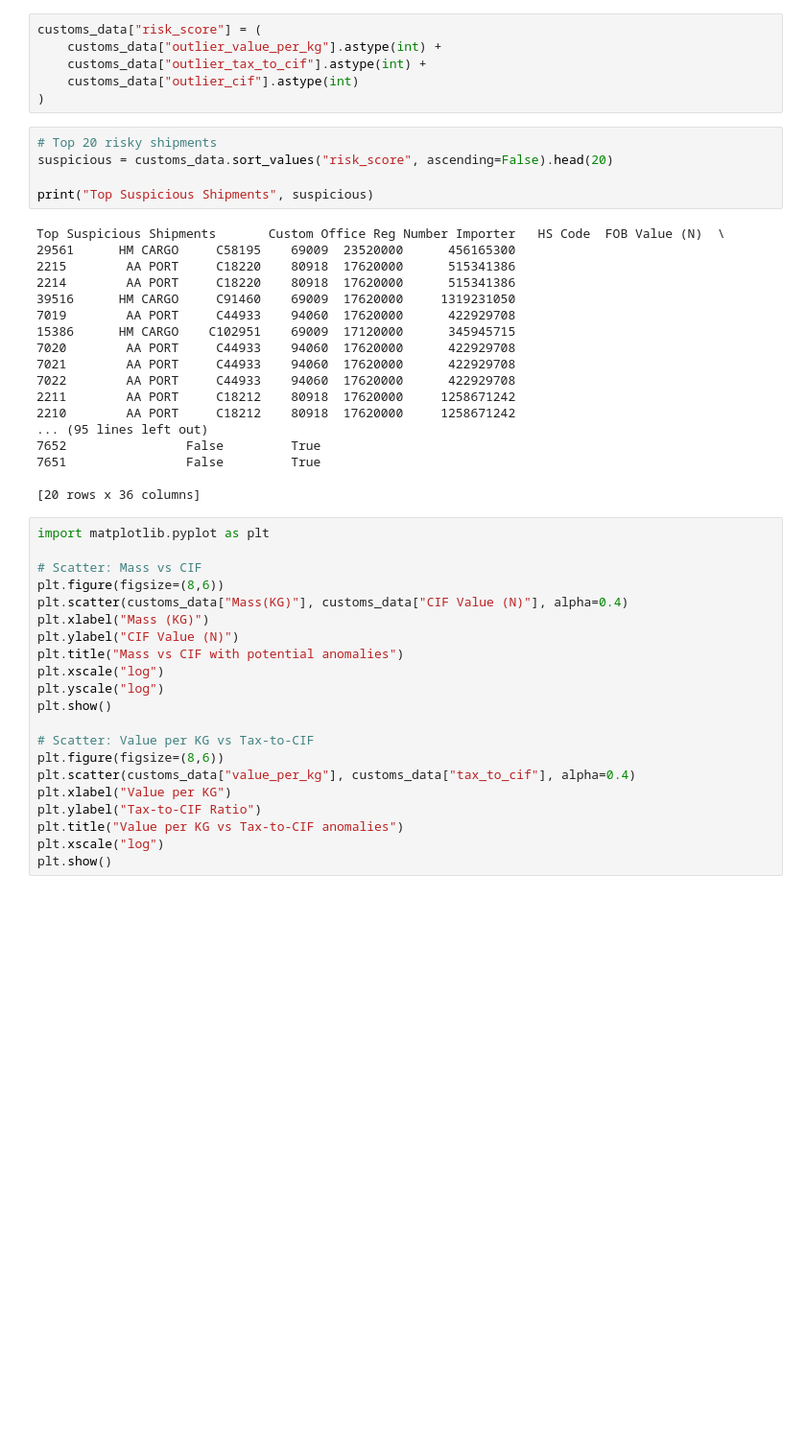
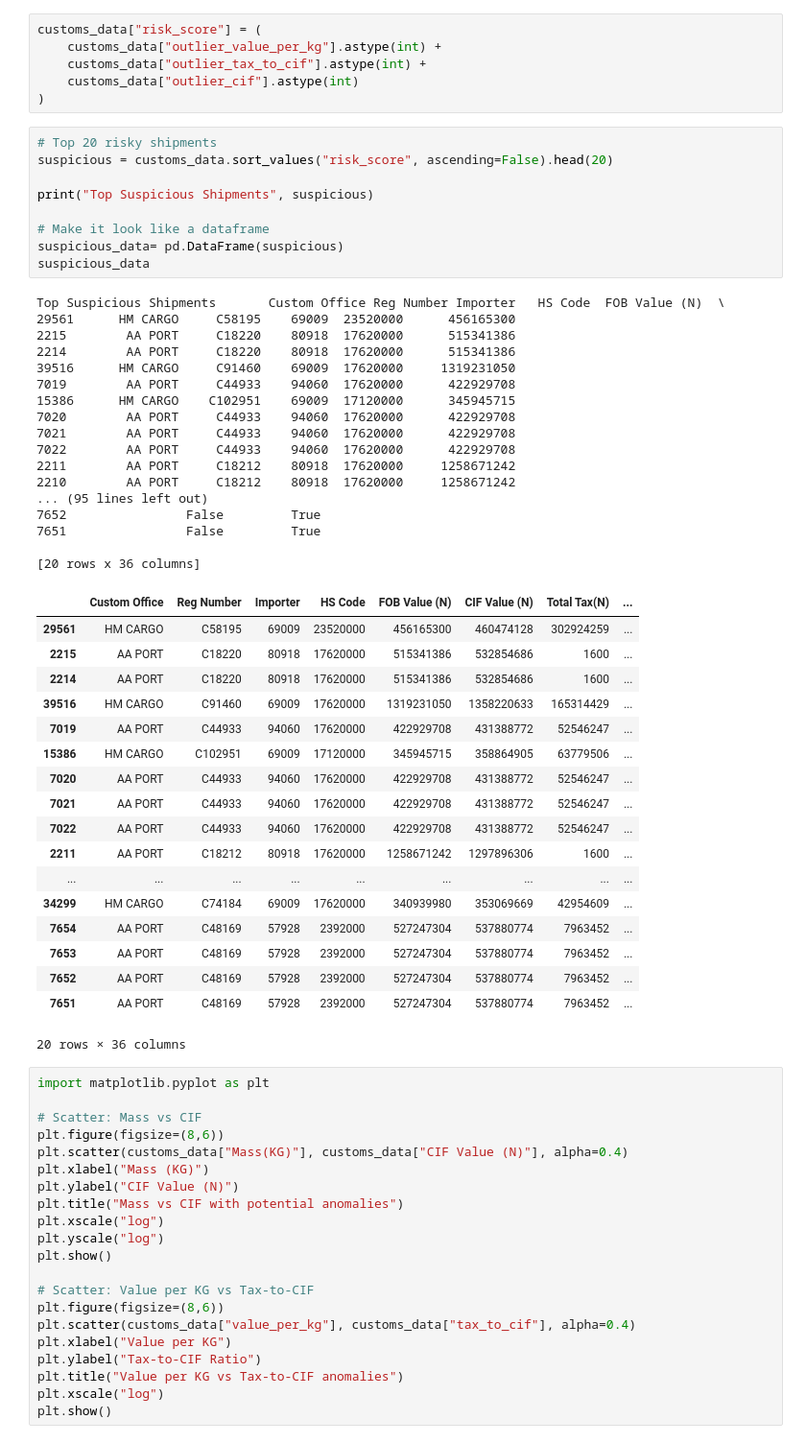
Before and after one commit to Vhickyem/Trade-Customs-Analytics, a Jupyter notebook: Trade_and_Customs.ipynb, the cells around one changed output. Shown at 96% size. Cells and saved outputs as stored; diff of their text form; blank space fills up the shorter version.

```diff
--- a/Trade_and_Customs.ipynb
+++ b/Trade_and_Customs.ipynb
@@ -427,26 +498,48 @@ customs_data["risk_score"] = (
 # %%
 # Top 20 risky shipments
 suspicious = customs_data.sort_values("risk_score", ascending=False).head(20)
 
 print("Top Suspicious Shipments", suspicious)
+
+# Make it look like a dataframe
+suspicious_data= pd.DataFrame(suspicious)
+suspicious_data
 # %% [output]
 Top Suspicious Shipments       Custom Office Reg Number Importer   HS Code  FOB Value (N)  \
 29561      HM CARGO     C58195    69009  23520000      456165300
 2215        AA PORT     C18220    80918  17620000      515341386
 2214        AA PORT     C18220    80918  17620000      515341386
 39516      HM CARGO     C91460    69009  17620000     1319231050
 7019        AA PORT     C44933    94060  17620000      422929708
 15386      HM CARGO    C102951    69009  17120000      345945715
 7020        AA PORT     C44933    94060  17620000      422929708
 7021        AA PORT     C44933    94060  17620000      422929708
 7022        AA PORT     C44933    94060  17620000      422929708
 2211        AA PORT     C18212    80918  17620000     1258671242
 2210        AA PORT     C18212    80918  17620000     1258671242
 ... (95 lines left out)
 7652                False         True
 7651                False         True
 
 [20 rows x 36 columns]
+|  | Custom Office | Reg Number | Importer | HS Code | FOB Value (N) | CIF Value (N) | Total Tax(N) | ... |
+| 29561 | HM CARGO | C58195 | 69009 | 23520000 | 456165300 | 460474128 | 302924259 | ... |
+| 2215 | AA PORT | C18220 | 80918 | 17620000 | 515341386 | 532854686 | 1600 | ... |
+| 2214 | AA PORT | C18220 | 80918 | 17620000 | 515341386 | 532854686 | 1600 | ... |
+| 39516 | HM CARGO | C91460 | 69009 | 17620000 | 1319231050 | 1358220633 | 165314429 | ... |
+| 7019 | AA PORT | C44933 | 94060 | 17620000 | 422929708 | 431388772 | 52546247 | ... |
+| 15386 | HM CARGO | C102951 | 69009 | 17120000 | 345945715 | 358864905 | 63779506 | ... |
+| 7020 | AA PORT | C44933 | 94060 | 17620000 | 422929708 | 431388772 | 52546247 | ... |
+| 7021 | AA PORT | C44933 | 94060 | 17620000 | 422929708 | 431388772 | 52546247 | ... |
+| 7022 | AA PORT | C44933 | 94060 | 17620000 | 422929708 | 431388772 | 52546247 | ... |
+| 2211 | AA PORT | C18212 | 80918 | 17620000 | 1258671242 | 1297896306 | 1600 | ... |
+| ... | ... | ... | ... | ... | ... | ... | ... | ... |
+| 34299 | HM CARGO | C74184 | 69009 | 17620000 | 340939980 | 353069669 | 42954609 | ... |
+| 7654 | AA PORT | C48169 | 57928 | 2392000 | 527247304 | 537880774 | 7963452 | ... |
+| 7653 | AA PORT | C48169 | 57928 | 2392000 | 527247304 | 537880774 | 7963452 | ... |
+| 7652 | AA PORT | C48169 | 57928 | 2392000 | 527247304 | 537880774 | 7963452 | ... |
+| 7651 | AA PORT | C48169 | 57928 | 2392000 | 527247304 | 537880774 | 7963452 | ... |
+20 rows × 36 columns
 # %%
 import matplotlib.pyplot as plt
 
```
Also changed, not shown: parts of 10 cells of this notebook.
